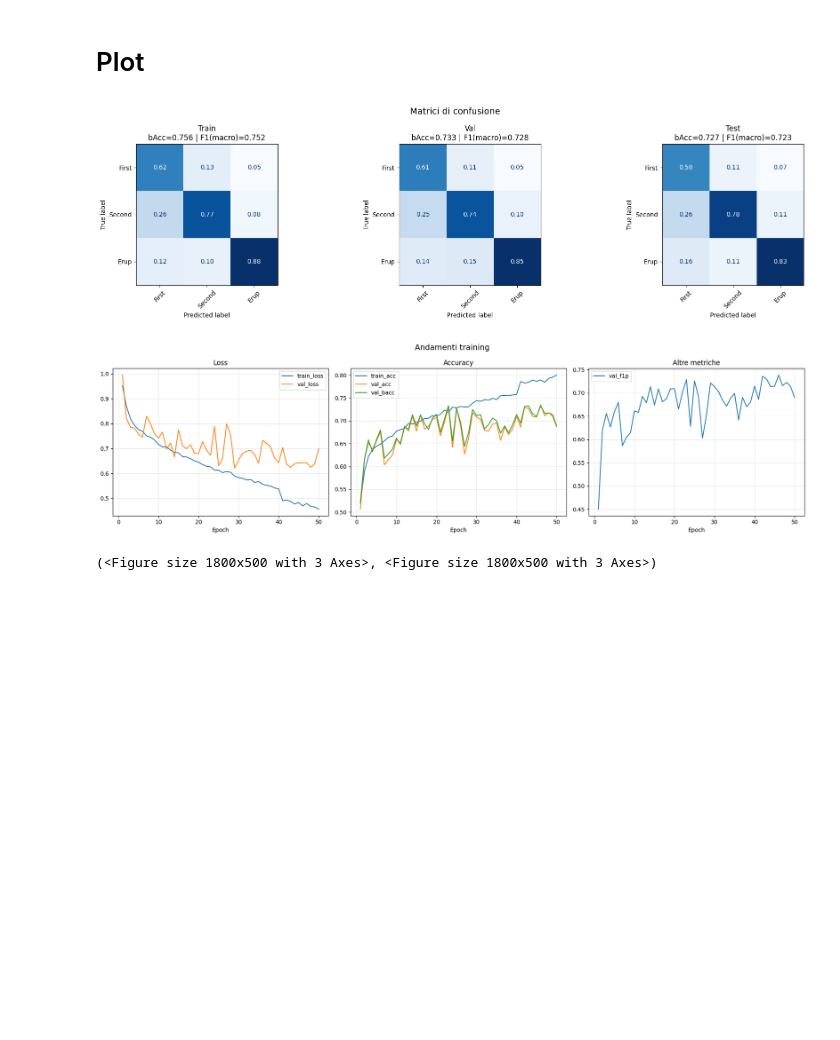
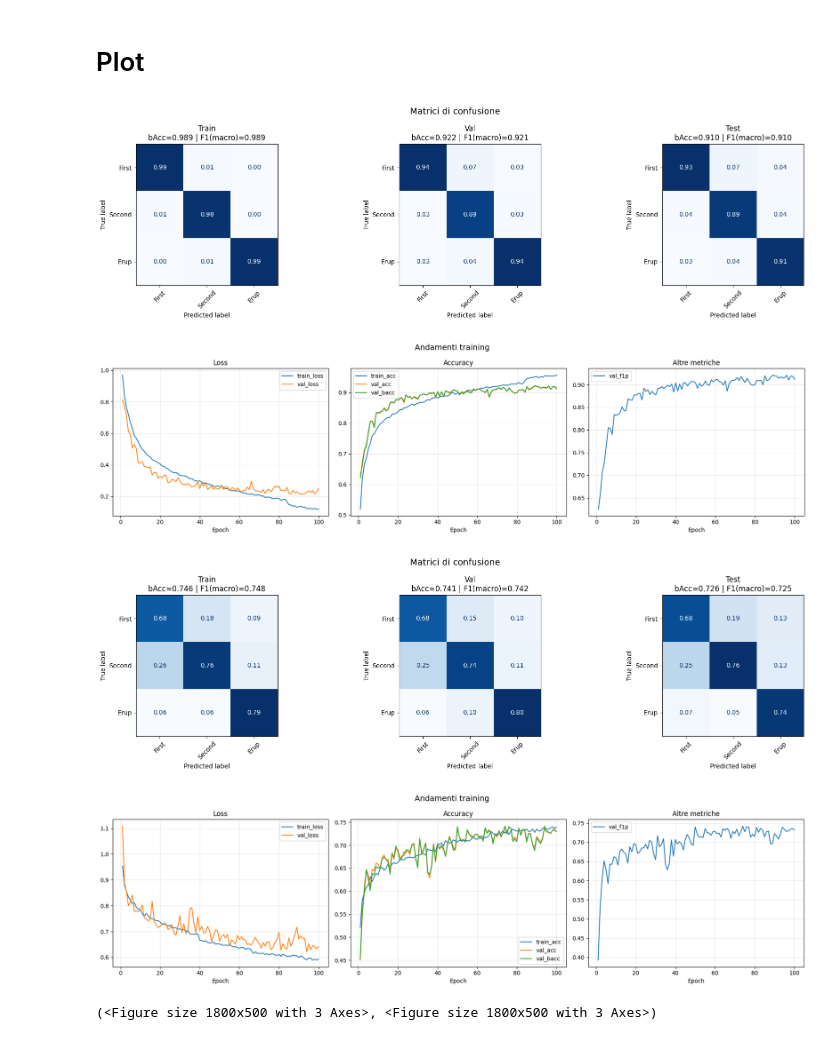
Before and after one commit to Mpinaz/Thesis, a Jupyter notebook: N_Label.ipynb, the cells around one changed output. Saved outputs shown, nothing was run; the diff lists cells and outputs as text; code cells hidden in the pictures; blank space fills up the shorter version.

```diff
--- a/N_Label.ipynb
+++ b/N_Label.ipynb
@@ -445,7 +443,7 @@ class CNN(nn.Module):
         return self.lin(x)
 # %%
 device = torch.device("cuda" if torch.cuda.is_available() else "cpu")
-Epochs = 50
+Epochs = 100
 OneD_model = CNN().to(device)
 
 
@@ -506,9 +505,16 @@ class SpecDataset(Dataset):
 val_idx_abs  = temp_idx[val_idx]
 test_idx_abs = temp_idx[test_idx]
 
-train_ds_S = SpecDataset([X[i] for i in train_idx],     y[train_idx])
-val_ds_S   = SpecDataset([X[i] for i in val_idx_abs],   y[val_idx_abs])
-test_ds_S  = SpecDataset([X[i] for i in test_idx_abs],  y[test_idx_abs])
+# calcolo degli spettrogrammi una sola volta, fuori dal Dataset
+specs_train = compute_spectrograms([X[i] for i in train_idx])
+specs_val   = compute_spectrograms([X[i] for i in val_idx_abs])
+specs_test  = compute_spectrograms([X[i] for i in test_idx_abs])
+print(f"Shape spettrogrammi: {specs_train.shape[1:]}  |  "
+      f"Memoria train: {specs_train.nbytes / 1e6:.0f} MB")
+
+train_ds_S = SpecDataset(specs_train, y[train_idx])
+val_ds_S   = SpecDataset(specs_val,   y[val_idx_abs])
+test_ds_S  = SpecDataset(specs_test,  y[test_idx_abs])
 
 train_loader_Spec = DataLoader(train_ds_S, batch_size=32, shuffle=True, generator=rng_torch)
 val_loader_Spec   = DataLoader(val_ds_S,   batch_size=32)
@@ -555,7 +563,7 @@ class CNN2D(nn.Module):
         return self.lin(x)
 # %%
 device = torch.device("cuda" if torch.cuda.is_available() else "cpu")
-Epochs = 50
+Epochs = 100
 TwoD_model = CNN2D().to(device)
 
 crit = nn.CrossEntropyLoss()
@@ -606,7 +614,7 @@ def _predict(model, loader, device):
     return torch.cat(y_true).numpy(), torch.cat(y_pred).numpy()
 
 
-def plot_results(model, train_loader, val_loader, test_loader, history,
+def plot_results(model, train_loader, val_loader, test_loader, history, savepath,
                  device="cpu", class_names=None, normalize="true"):
 
     loaders = {"Train": train_loader, "Val": val_loader, "Test": test_loader}
@@ -618,8 +626,6 @@ def plot_results(model, train_loader, val_loader, test_loader, history,
         labels = class_names if class_names is not None else np.unique(np.concatenate([yt, yp]))
         cm = confusion_matrix(yt, yp, normalize=normalize)
         disp = ConfusionMatrixDisplay(cm.T, display_labels=labels)
-        ax.set_xlabel("True label")
-        ax.set_ylabel("Predicted label")
 
         disp.plot(ax=ax, cmap="Blues", colorbar=False,
                   values_format=".2f" if normalize else "d")
@@ -629,7 +635,7 @@ def plot_results(model, train_loader, val_loader, test_loader, history,
         ax.tick_params(axis="x", rotation=45)
     fig1.suptitle("Matrici di confusione", fontsize=14)
     fig1.tight_layout()
-    fig1.savefig("1D Confusion Matrix.png")
+    fig1.savefig(f"{savepath} Confusion Matrix.png")
 
     # ---- FIGURA 2: andamenti da history ----
     epochs = range(1, len(next(iter(history.values()))) + 1)
@@ -655,7 +661,7 @@ def plot_results(model, train_loader, val_loader, test_loader, history,
         ax.grid(alpha=0.3)
     fig2.suptitle("Andamenti training", fontsize=14)
     fig2.tight_layout()
-    fig2.savefig("1D Metrics.png")
+    fig2.savefig(f"{savepath} Metrics.png")
 
     plt.show()
     return fig1, fig2
@@ -662,18 +737,20 @@ def plot_results(model, train_loader, val_loader, test_loader, history,
 # %%
-# Name_Labels = ["First", "Second", "Third", "Fourth", "Erup"]
 Name_Labels = ["First", "Second", "Erup"]
+# Name_Labels = ["First", "Second", "Erup"]
 
 
-# plot_results(TwoD_model,
-#              train_loader_Spec, val_loader_Spec, test_loader_Spec,
-#              history2D, device=device,
-#              class_names=Name_Labels)
+plot_results(TwoD_model,
+             train_loader_Spec, val_loader_Spec, test_loader_Spec,
+             history2D, device=device,
+             class_names=Name_Labels, savepath = "3 2D")
 
 plot_results(OneD_model,
              train_loader_Wave, val_loader_Wave, test_loader_Wave,
              history1D, device=device,
-             class_names=Name_Labels)
+             class_names=Name_Labels,savepath = "3 1D")
 # %% [output]
-[figure, old version]
+[figure, new version]
-[figure, old version]
+[figure, new version]
+[figure, added]
+[figure, added]
 (<Figure size 1800x500 with 3 Axes>, <Figure size 1800x500 with 3 Axes>)
```
Also changed, not shown: parts of 13 cells of this notebook.
